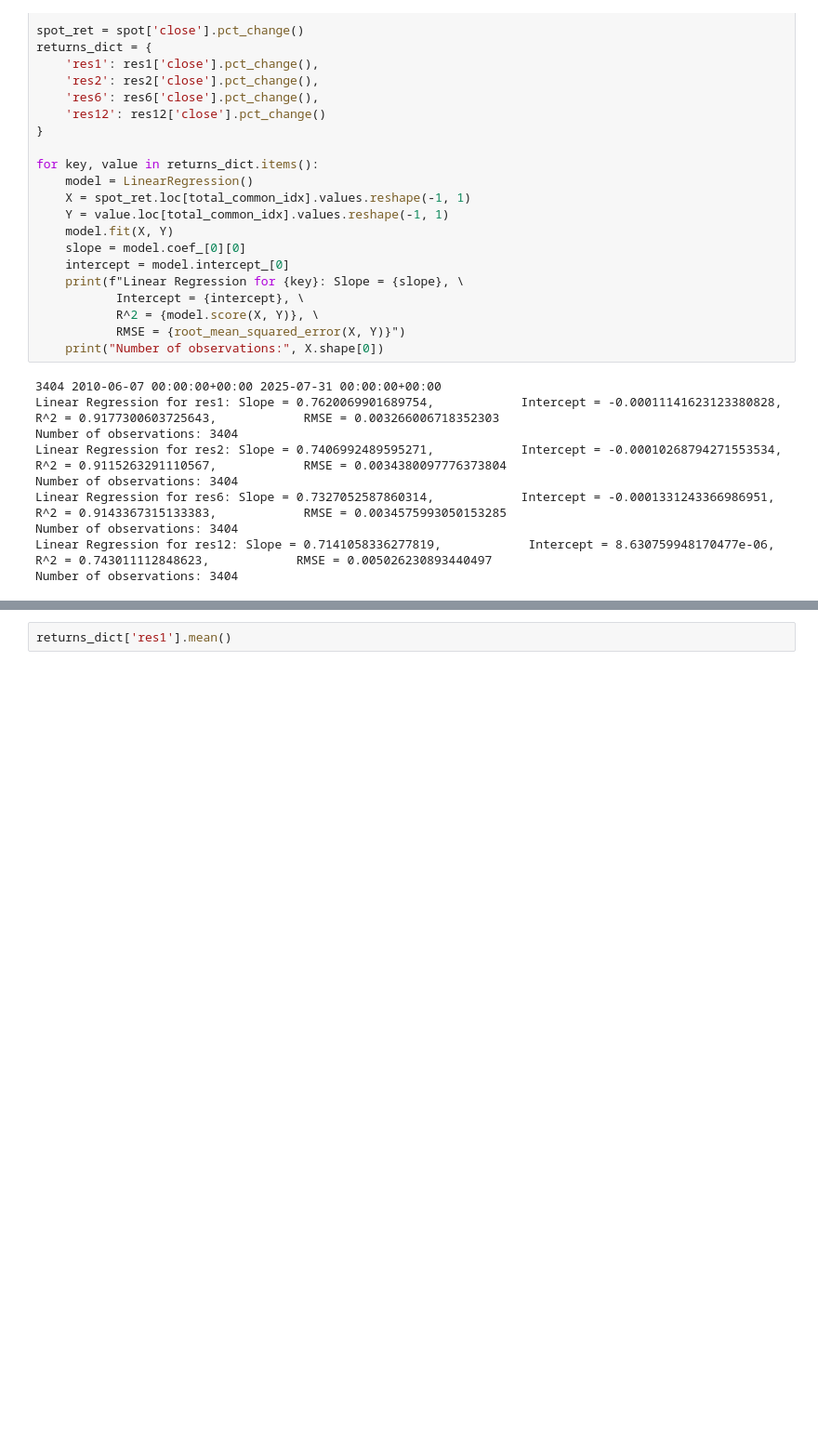
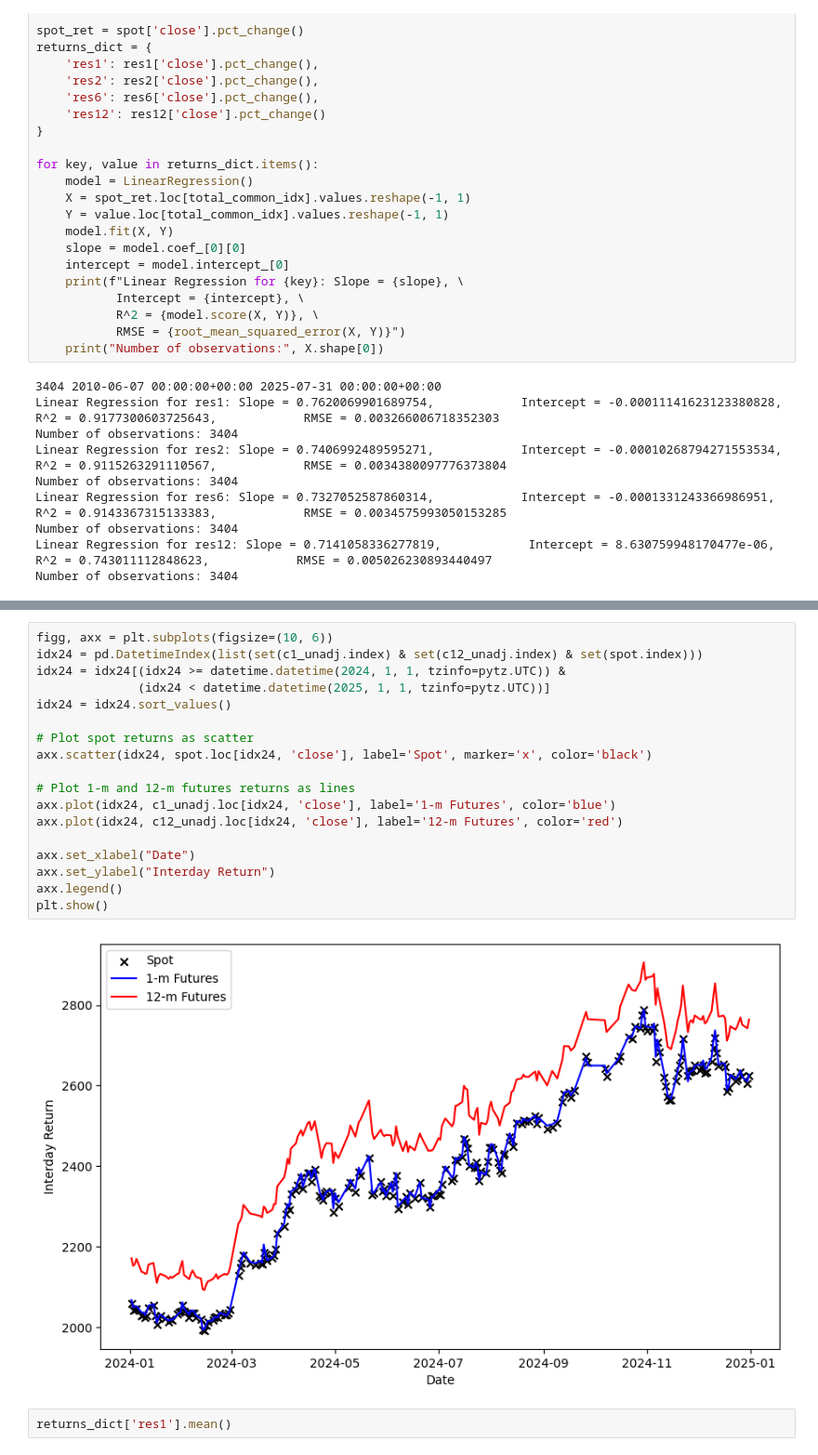
Before and after one commit to joeHollander/ETF-Research, a Jupyter notebook: main.ipynb, the cells around one changed output, grey strips where cells are left out. Shown: that part at 93% size. Saved outputs shown, nothing was run; the diff lists cells and outputs as text; blank space fills up the shorter version.

Commit message:
closer to paper results (2.1)

```diff
--- a/main.ipynb
+++ b/main.ipynb
@@ -252,3 +301,23 @@ Name: close, Length: 3090, dtype: float64
+# %%
+figg, axx = plt.subplots(figsize=(10, 6))
+idx24 = pd.DatetimeIndex(list(set(c1_unadj.index) & set(c12_unadj.index) & set(spot.index)))
+idx24 = idx24[(idx24 >= datetime.datetime(2024, 1, 1, tzinfo=pytz.UTC)) &
+              (idx24 < datetime.datetime(2025, 1, 1, tzinfo=pytz.UTC))]
+idx24 = idx24.sort_values()
+
+# Plot spot returns as scatter
+axx.scatter(idx24, spot.loc[idx24, 'close'], label='Spot', marker='x', color='black')
+
+# Plot 1-m and 12-m futures returns as lines
+axx.plot(idx24, c1_unadj.loc[idx24, 'close'], label='1-m Futures', color='blue')
+axx.plot(idx24, c12_unadj.loc[idx24, 'close'], label='12-m Futures', color='red')
+
+axx.set_xlabel("Date")
+axx.set_ylabel("Interday Return")
+axx.legend()
+plt.show()
+# %% [output]
+[figure, added]
 # %%
 returns_dict['res1'].mean()
 # %% [output]
```
Also changed, not shown: parts of 9 cells of this notebook, 1 other file.
